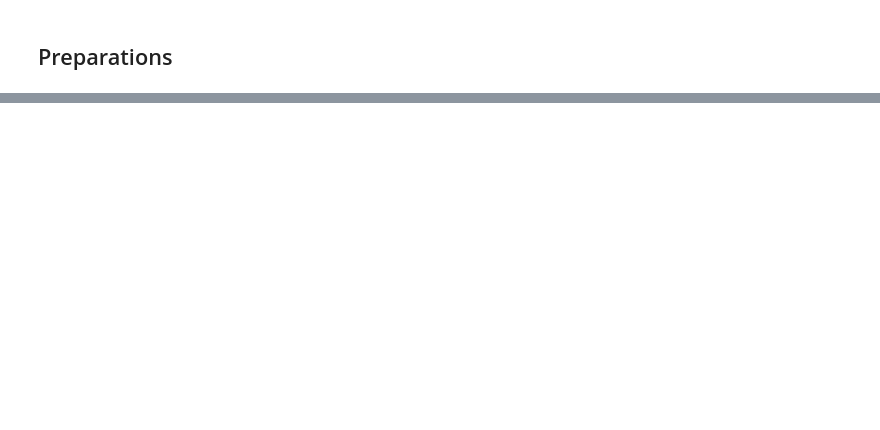
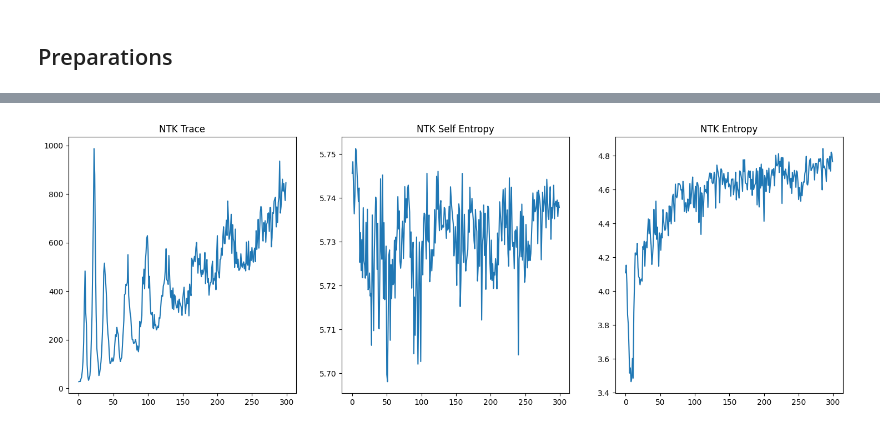
Before and after one commit to zincware/papyrus, a Jupyter notebook: examples/mnist_flax.ipynb, the cells around one changed output, grey strips where cells are left out. Drawn from its saved outputs; the diff is of its cells as text; code cells hidden in the pictures; blank space fills up the shorter version.

```diff
--- a/examples/mnist_flax.ipynb
+++ b/examples/mnist_flax.ipynb
@@ -170,0 +264,15 @@ train epoch: 10, loss: 0.0100, accuracy: 99.69
+# %%
+fig, ax = plt.subplots(1, 3, figsize=(18, 6))
+
+ax[0].plot(train_result['trace'])
+ax[0].set_title('NTK Trace')
+
+ax[1].plot(train_result['self_entropy'])
+ax[1].set_title('NTK Self Entropy')
+
+ax[2].plot(train_result['entropy'])
+ax[2].set_title('NTK Entropy')
+
+plt.show()
+# %% [output]
+[figure, added]
```
Also changed, not shown: parts of 21 cells of this notebook, 5 other files.
